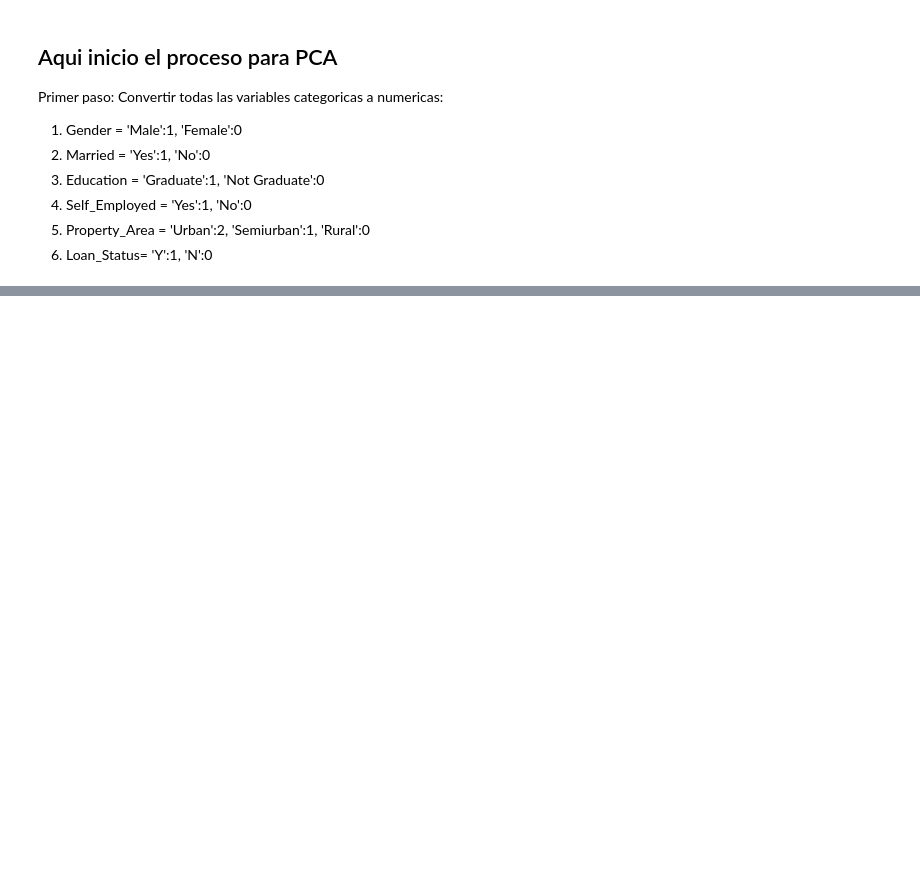
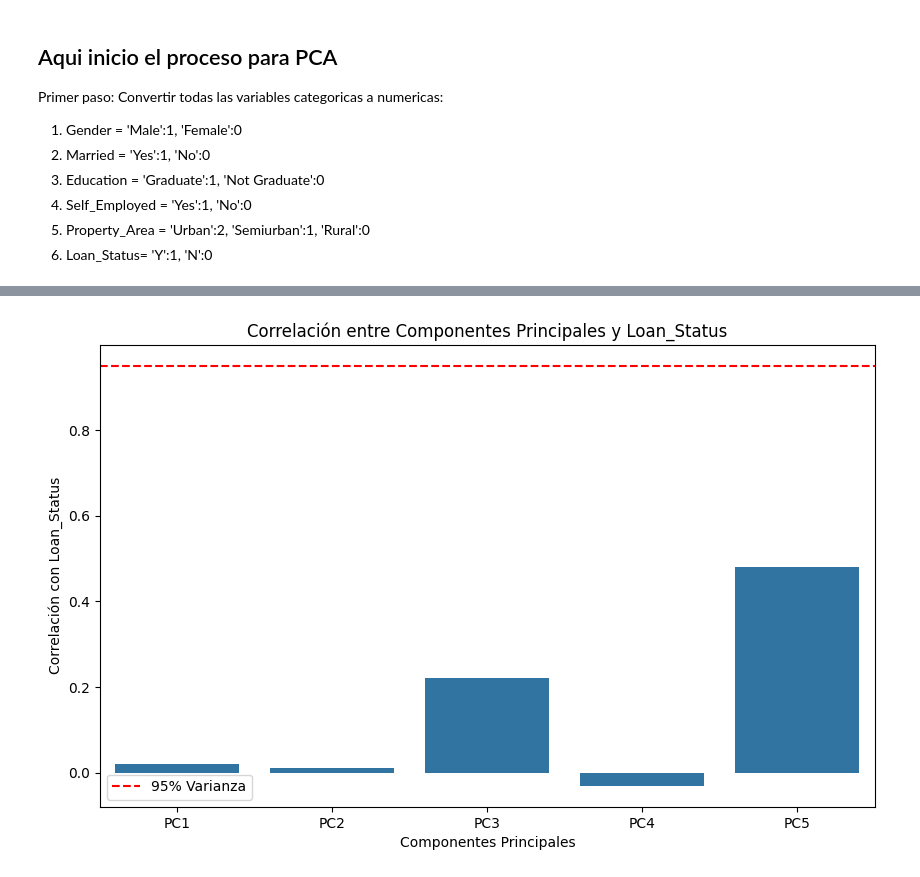
Before and after one commit to jlbonac/pca_creditos, a Jupyter notebook: pca_creditos.ipynb, the cells around one changed output, grey strips where cells are left out. Drawn from its saved outputs; the diff is of its cells as text; code cells hidden in the pictures; blank space fills up the shorter version.

```diff
--- a/pca_creditos.ipynb
+++ b/pca_creditos.ipynb
@@ -748,0 +861,3 @@ df_2['Loan_Status'] = df_2['Loan_Status'].map({'Y': 1, 'N': 0})
+# %%
+# Crear un DataFrame con los componentes principales
+pca_df = pd.DataFrame(data=principal_components, columns=['PC1', 'PC2', 'PC3', 'PC4', 'PC5'])
@@ -748,0 +919,6 @@ df_2['Loan_Status'] = df_2['Loan_Status'].map({'Y': 1, 'N': 0})
+# %%
+# Agregar la variable dependiente 'y' al DataFrame de componentes principales
+pca_df['Loan_Status'] = y
+
+# Mostrar el DataFrame actualizado
+pca_df.head()
@@ -748,0 +932,5 @@ df_2['Loan_Status'] = df_2['Loan_Status'].map({'Y': 1, 'N': 0})
+# %%
+# calcular la correlación entre los componentes principales y la variable dependiente
+correlation = pca_df.corr()['Loan_Status'].drop('Loan_Status')
+print("Correlación entre los componentes principales y la variable dependiente:")
+print(correlation)
@@ -748,0 +945,12 @@ df_2['Loan_Status'] = df_2['Loan_Status'].map({'Y': 1, 'N': 0})
+# %%
+# graficar la correlación entre los componentes principales y la variable dependiente, dibuja linea de 95% de varianza explicada y la linea de varianza explicada acumulada
+plt.figure(figsize=(10, 6))
+sns.barplot(x=correlation.index, y=correlation.values)
+plt.axhline(y=0.95, color='r', linestyle='--', label='95% Varianza')
+plt.xlabel('Componentes Principales')
+plt.ylabel('Correlación con Loan_Status')
+plt.title('Correlación entre Componentes Principales y Loan_Status')
+plt.legend()
+plt.show()
+# %% [output]
+[figure, added]
```
Also changed, not shown: parts of 21 cells of this notebook.
